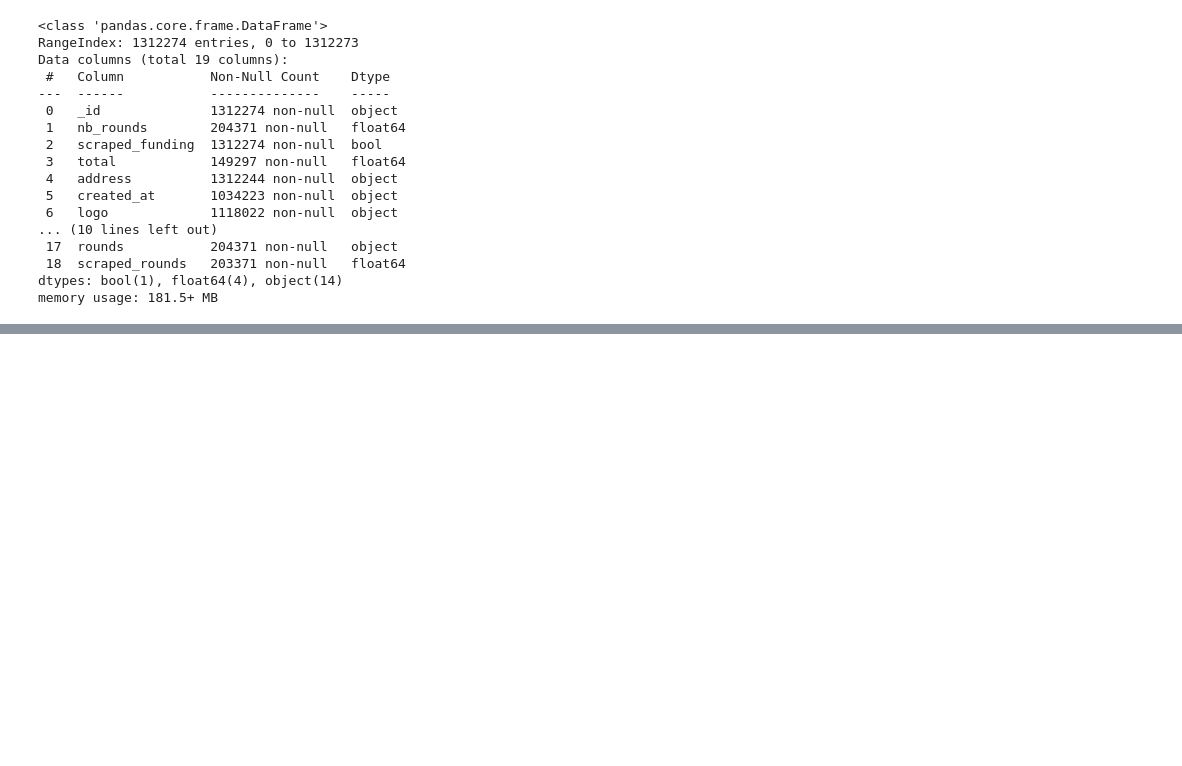
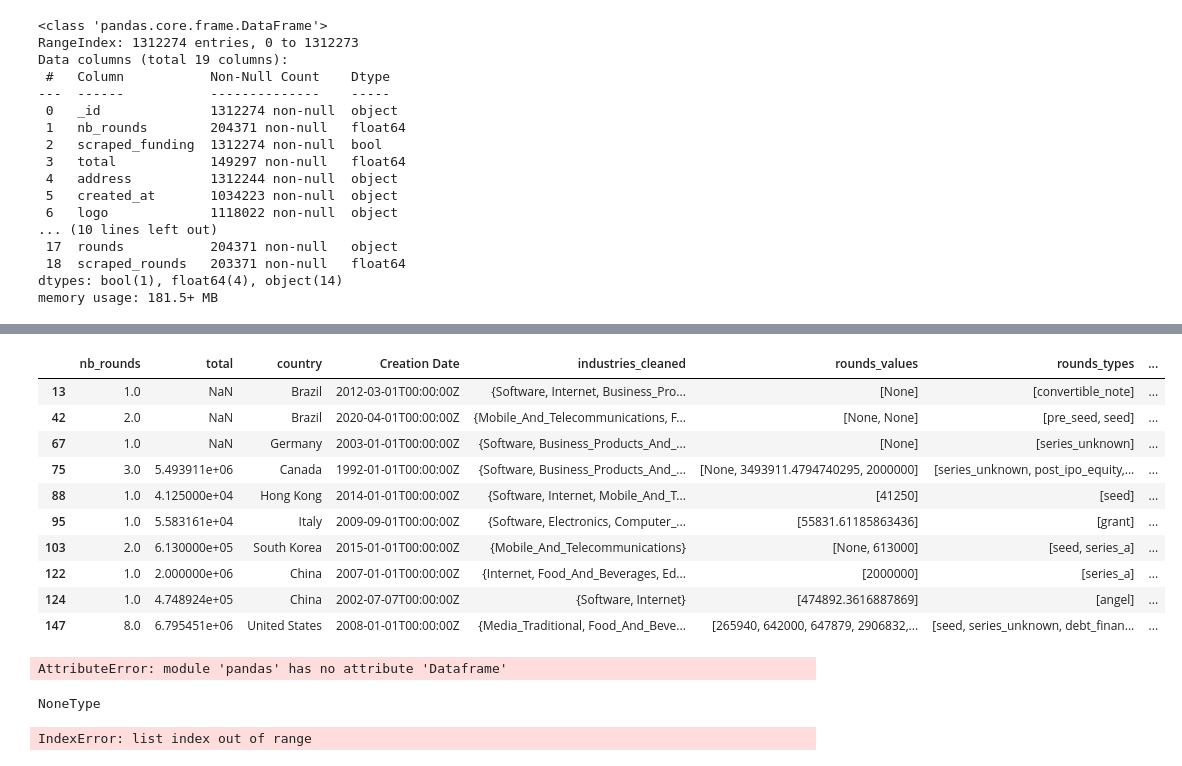
Before and after one commit to victorhebdo/Prospicio, a Jupyter notebook: notebooks/crunchbase_v2.ipynb, the cells around one changed output, grey strips where cells are left out. Drawn from its saved outputs; the diff is of its cells as text; code cells hidden in the pictures; blank space fills up the shorter version.

```diff
--- a/notebooks/crunchbase_v2.ipynb
+++ b/notebooks/crunchbase_v2.ipynb
@@ -43,0 +1500,16 @@ Name: status, Length: 1312274, dtype: object
+# %%
+test_final = crunch_v2.head(10)
+# %%
+test_final
+# %% [output]
+|  | nb_rounds | total | country | Creation Date | industries_cleaned | rounds_values | rounds_types | ... |
+| 13 | 1.0 | NaN | Brazil | 2012-03-01T00:00:00Z | {Software, Internet, Business_Pro... | [None] | [convertible_note] | ... |
+| 42 | 2.0 | NaN | Brazil | 2020-04-01T00:00:00Z | {Mobile_And_Telecommunications, F... | [None, None] | [pre_seed, seed] | ... |
+| 67 | 1.0 | NaN | Germany | 2003-01-01T00:00:00Z | {Software, Business_Products_And_... | [None] | [series_unknown] | ... |
+| 75 | 3.0 | 5.493911e+06 | Canada | 1992-01-01T00:00:00Z | {Software, Business_Products_And_... | [None, 3493911.4794740295, 2000000] | [series_unknown, post_ipo_equity,... | ... |
+| 88 | 1.0 | 4.125000e+04 | Hong Kong | 2014-01-01T00:00:00Z | {Software, Internet, Mobile_And_T... | [41250] | [seed] | ... |
+| 95 | 1.0 | 5.583161e+04 | Italy | 2009-09-01T00:00:00Z | {Software, Electronics, Computer_... | [55831.61185863436] | [grant] | ... |
+| 103 | 2.0 | 6.130000e+05 | South Korea | 2015-01-01T00:00:00Z | {Mobile_And_Telecommunications} | [None, 613000] | [seed, series_a] | ... |
+| 122 | 1.0 | 2.000000e+06 | China | 2007-01-01T00:00:00Z | {Internet, Food_And_Beverages, Ed... | [2000000] | [series_a] | ... |
+| 124 | 1.0 | 4.748924e+05 | China | 2002-07-07T00:00:00Z | {Software, Internet} | [474892.3616887869] | [angel] | ... |
+| 147 | 8.0 | 6.795451e+06 | United States | 2008-01-01T00:00:00Z | {Media_Traditional, Food_And_Beve... | [265940, 642000, 647879, 2906832,... | [seed, series_unknown, debt_finan... | ... |
@@ -43,0 +1524,12 @@ Name: status, Length: 1312274, dtype: object
+# %%
+test_final.apply(my_cleaning)
+# %% [output]
+AttributeError: module 'pandas' has no attribute 'Dataframe'
+# %%
+type(crunch_v2['rounds_values'][13][0])
+# %% [output]
+NoneType
+# %%
+testuman = crunch_v2['rounds_values'].apply(lambda x: )
+# %% [output]
+IndexError: list index out of range
```
Also changed, not shown: parts of 142 cells of this notebook, 3 other files.
